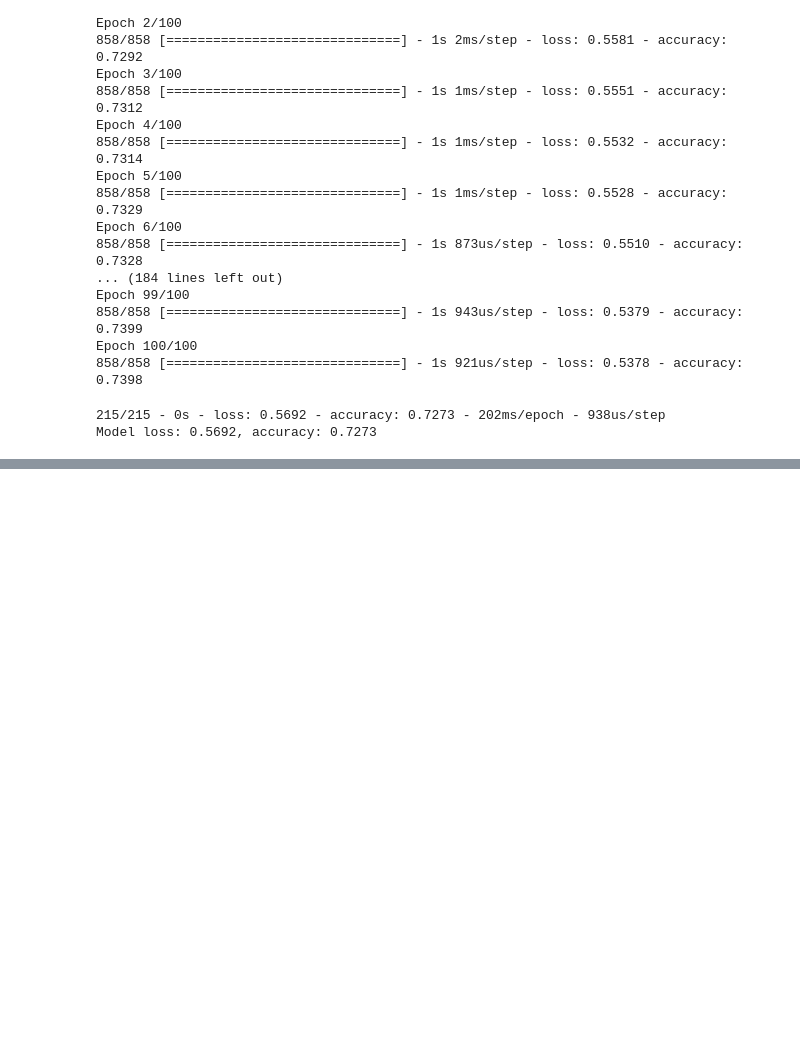
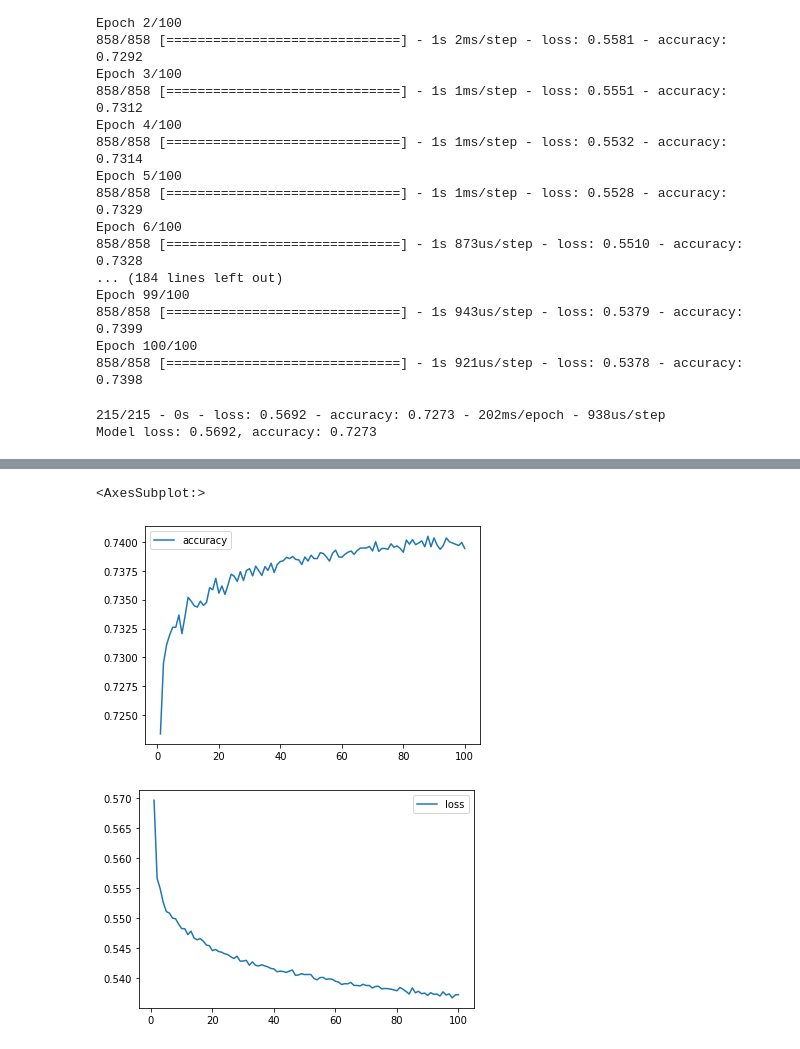
Before and after one commit to hmcwhit96/deep-learning-challenge, a Jupyter notebook: model_optimization.ipynb, the cells around one changed output, grey strips where cells are left out. Drawn from its saved outputs; the diff is of its cells as text; code cells hidden in the pictures; blank space fills up the shorter version.

```diff
--- a/model_optimization.ipynb
+++ b/model_optimization.ipynb
@@ -329,0 +335,19 @@ Model loss: 0.5692, accuracy: 0.7273
+# %%
+# define the new neural network model
+feature_count = len(X_train_scaled[0])
+node_count = 100
+node_count_2 = 50
+node_count_3 = 25
+nn = tf.keras.models.Sequential()
+
+# first hidden layer
+nn.add(tf.keras.layers.Dense(node_count, activation='relu', input_shape=(feature_count,)))
+# second hidden layer
+nn.add(tf.keras.layers.Dense(node_count_2, activation='relu'))
+# third hidden layer
+nn.add(tf.keras.layers.Dense(node_count_3, activation='relu'))
+
+# output layer
+nn.add(tf.keras.layers.Dense(1, activation='sigmoid'))
+
+nn.summary()
@@ -329,0 +372,6 @@ Model loss: 0.5692, accuracy: 0.7273
+# %%
+# compile the model
+nn.compile(optimizer='adam', loss='binary_crossentropy', metrics=['accuracy'])
+# %%
+#  train the model
+model_fit = nn.fit(X_train_scaled, y_train, epochs=100)
@@ -329,0 +396,10 @@ Model loss: 0.5692, accuracy: 0.7273
+# %%
+history_df = pd.DataFrame(model_fit.history)
+history_df.index += 1
+
+history_df.plot(y='accuracy')
+history_df.plot(y='loss')
+# %% [output]
+<AxesSubplot:>
+[figure, added]
+[figure, added]
```
Also changed, not shown: parts of 22 cells of this notebook, 4 other files.
